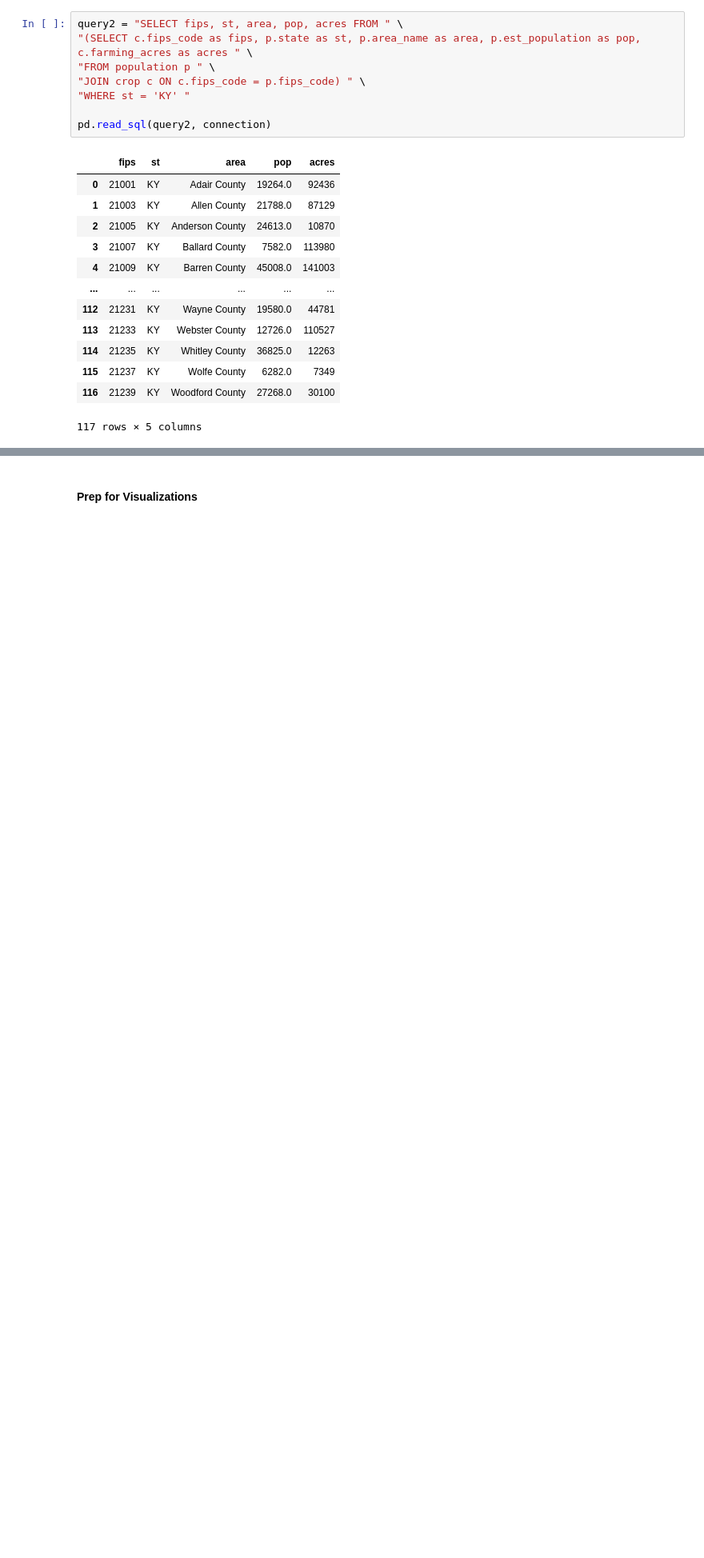
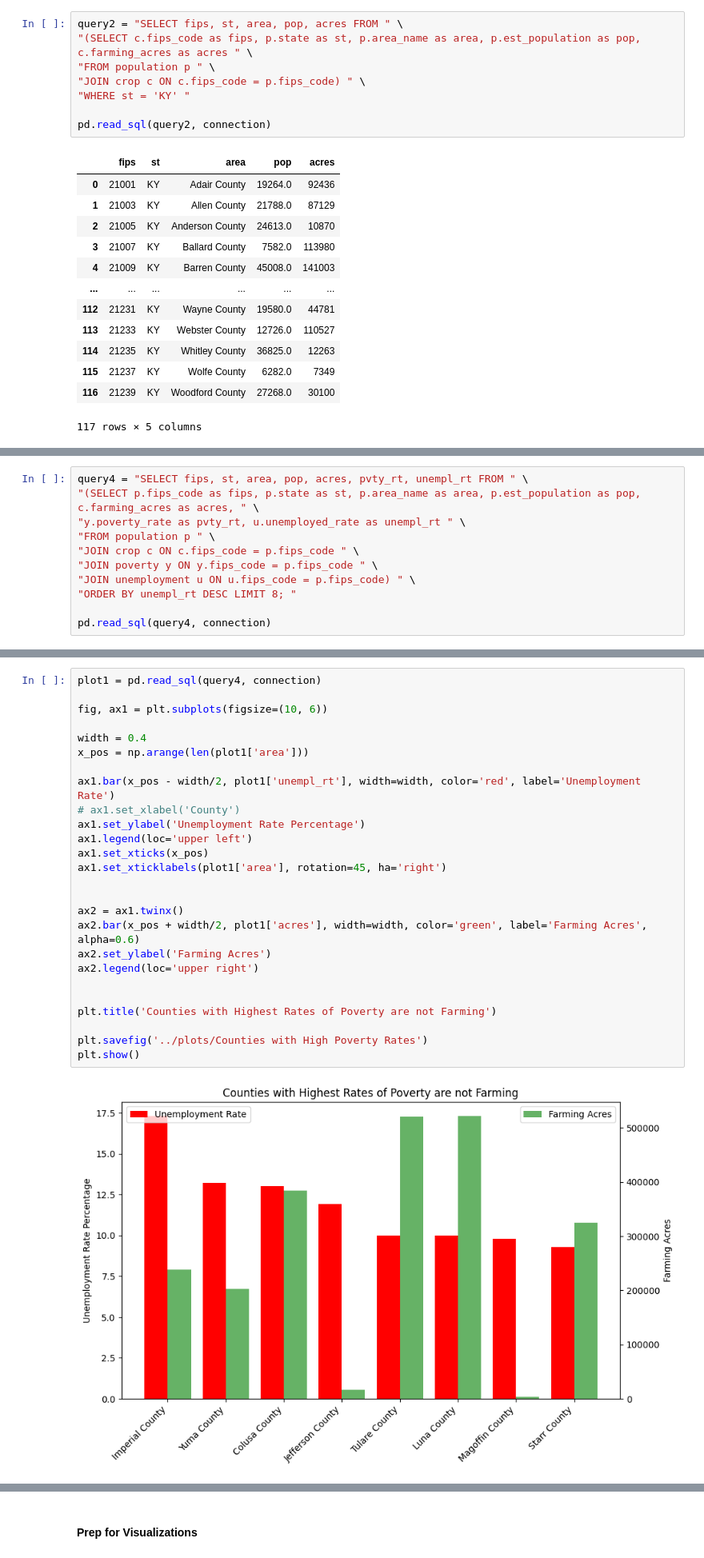
Before and after one commit to reppenp/Capstone_Project_Agri_Influence, a Jupyter notebook: workbook/agri_influence.ipynb, the cells around one changed output, grey strips where cells are left out. Shown at 80% size. Cells and saved outputs as stored; diff of their text form; blank space fills up the shorter version.

Commit message:
visualizations

```diff
--- a/workbook/agri_influence.ipynb
+++ b/workbook/agri_influence.ipynb
@@ -779,0 +850,11 @@ pd.read_sql(query3, connection)
+# %%
+query4 = "SELECT fips, st, area, pop, acres, pvty_rt, unempl_rt FROM " \
+"(SELECT p.fips_code as fips, p.state as st, p.area_name as area, p.est_population as pop, c.farming_acres as acres, " \
+"y.poverty_rate as pvty_rt, u.unemployed_rate as unempl_rt " \
+"FROM population p " \
+"JOIN crop c ON c.fips_code = p.fips_code " \
+"JOIN poverty y ON y.fips_code = p.fips_code " \
+"JOIN unemployment u ON u.fips_code = p.fips_code) " \
+"ORDER BY unempl_rt DESC LIMIT 8; "
+
+pd.read_sql(query4, connection)
@@ -779,0 +892,28 @@ pd.read_sql(query3, connection)
+# %%
+plot1 = pd.read_sql(query4, connection)
+
+fig, ax1 = plt.subplots(figsize=(10, 6))
+
+width = 0.4
+x_pos = np.arange(len(plot1['area']))
+
+ax1.bar(x_pos - width/2, plot1['unempl_rt'], width=width, color='red', label='Unemployment Rate')
+# ax1.set_xlabel('County')
+ax1.set_ylabel('Unemployment Rate Percentage')
+ax1.legend(loc='upper left')
+ax1.set_xticks(x_pos)
+ax1.set_xticklabels(plot1['area'], rotation=45, ha='right')
+
+
+ax2 = ax1.twinx()
+ax2.bar(x_pos + width/2, plot1['acres'], width=width, color='green', label='Farming Acres', alpha=0.6)
+ax2.set_ylabel('Farming Acres')
+ax2.legend(loc='upper right')
+
+
+plt.title('Counties with Highest Rates of Poverty are not Farming')
+
+plt.savefig('../plots/Counties with High Poverty Rates')
+plt.show()
+# %% [output]
+[figure, added]
```
Also changed, not shown: parts of 16 cells of this notebook, 1 other file.
